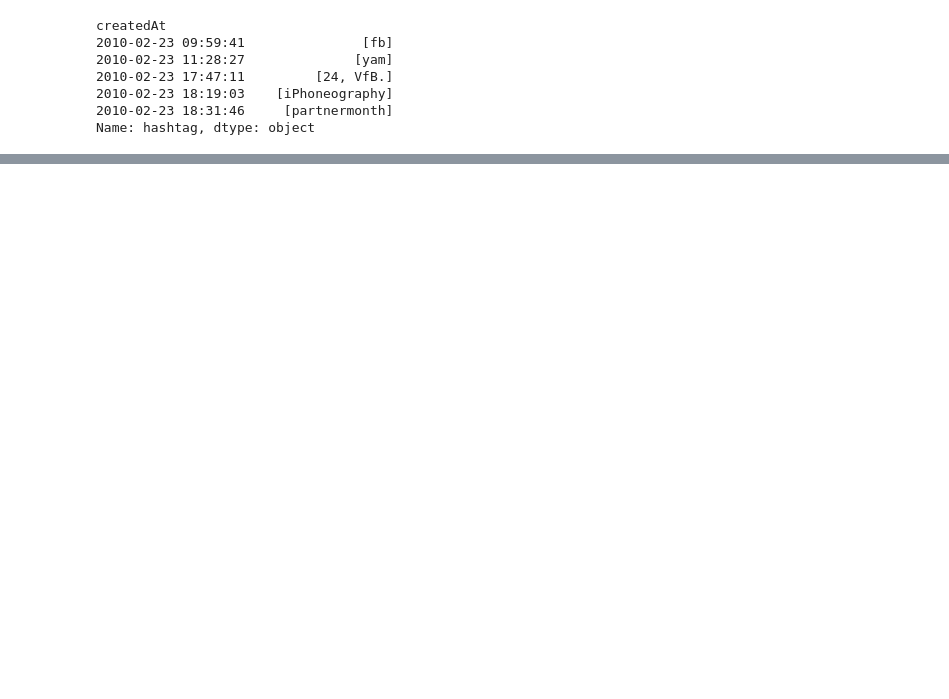
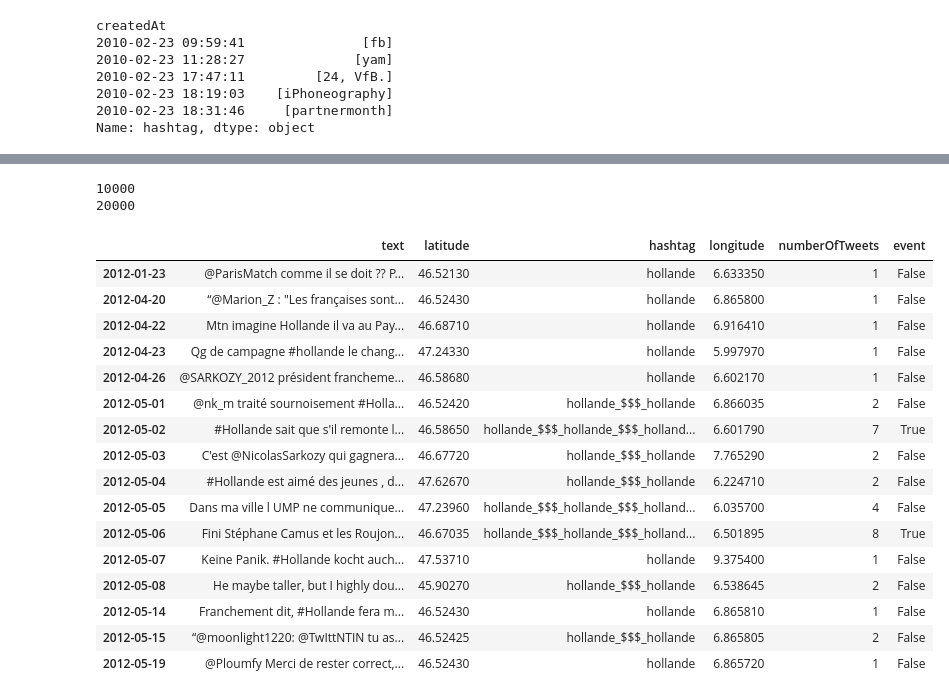
Before and after one commit to enrabre/AdaEPFL-Project, a Jupyter notebook: EventDetection.ipynb, the cells around one changed output, grey strips where cells are left out. Cells and saved outputs as stored; diff of their text form; code cells hidden in the pictures; blank space fills up the shorter version.

Commit message:
event detected and located

```diff
--- a/EventDetection.ipynb
+++ b/EventDetection.ipynb
@@ -144,0 +144,4 @@ for hashtag in tw5.hashtag:
+# %%
+delimiter = '_$$$_'
+# %%
+ str_join = lambda x: delimiter.join(x)
@@ -145,3 +150,15 @@ for hashtag in tw5.hashtag:
+# %%
+def aggDate(df):
+    test = df.groupby(df.index.map(lambda x: x.date)).agg({'text' : str_join,
+                                                          'longitude' : np.median,
+                                                          'latitude' : np.median,
+                                                          'hashtag' : str_join})
+    test['numberOfTweets'] = test['hashtag'].apply(lambda x: len(x.split(delimiter)))
+    return test
+# %%
+gp = tw5.groupby('hashtag')
+
+dictionary = {hashtag : aggDate(df) for hashtag, df in gp}
 # %%
 len(dictionary)
 # %% [output]
@@ -178,0 +186,32 @@ KeyboardInterrupt:
+# %%
+t = 0
+for [h,df] in dictionary.items():
+    t = t + 1
+    if (t%10000 == 0):
+        print(t)
+    if len(df) > 3:
+        threshold = df['numberOfTweets'].mean() + 2 * df['numberOfTweets'].std()
+        df['event'] = df.numberOfTweets.apply(lambda x: x>threshold)
+# %% [output]
+10000
+20000
+# %%
+dictionary['hollande']
+# %% [output]
+|  | text | latitude | hashtag | longitude | numberOfTweets | event |
+| 2012-01-23 | @ParisMatch comme il se doit ?? P... | 46.52130 | hollande | 6.633350 | 1 | False |
+| 2012-04-20 | “@Marion_Z : "Les françaises sont... | 46.52430 | hollande | 6.865800 | 1 | False |
+| 2012-04-22 | Mtn imagine Hollande il va au Pay... | 46.68710 | hollande | 6.916410 | 1 | False |
+| 2012-04-23 | Qg de campagne #hollande le chang... | 47.24330 | hollande | 5.997970 | 1 | False |
+| 2012-04-26 | @SARKOZY_2012 président francheme... | 46.58680 | hollande | 6.602170 | 1 | False |
+| 2012-05-01 | @nk_m traité sournoisement #Holla... | 46.52420 | hollande_$$$_hollande | 6.866035 | 2 | False |
+| 2012-05-02 | #Hollande sait que s'il remonte l... | 46.58650 | hollande_$$$_hollande_$$$_holland... | 6.601790 | 7 | True |
+| 2012-05-03 | C'est @NicolasSarkozy qui gagnera... | 46.67720 | hollande_$$$_hollande | 7.765290 | 2 | False |
+| 2012-05-04 | #Hollande est aimé des jeunes , d... | 47.62670 | hollande_$$$_hollande | 6.224710 | 2 | False |
+| 2012-05-05 | Dans ma ville l UMP ne communique... | 47.23960 | hollande_$$$_hollande_$$$_holland... | 6.035700 | 4 | False |
+| 2012-05-06 | Fini Stéphane Camus et les Roujon... | 46.67035 | hollande_$$$_hollande_$$$_holland... | 6.501895 | 8 | True |
+| 2012-05-07 | Keine Panik. #Hollande kocht auch... | 47.53710 | hollande | 9.375400 | 1 | False |
+| 2012-05-08 | He maybe taller, but I highly dou... | 45.90270 | hollande_$$$_hollande | 6.538645 | 2 | False |
+| 2012-05-14 | Franchement dit, #Hollande fera m... | 46.52430 | hollande | 6.865810 | 1 | False |
+| 2012-05-15 | “@moonlight1220: @TwIttNTIN tu as... | 46.52425 | hollande_$$$_hollande | 6.865805 | 2 | False |
+| 2012-05-19 | @Ploumfy Merci de rester correct,... | 46.52430 | hollande | 6.865720 | 1 | False |
```
Also changed, not shown: parts of 15 cells of this notebook.
